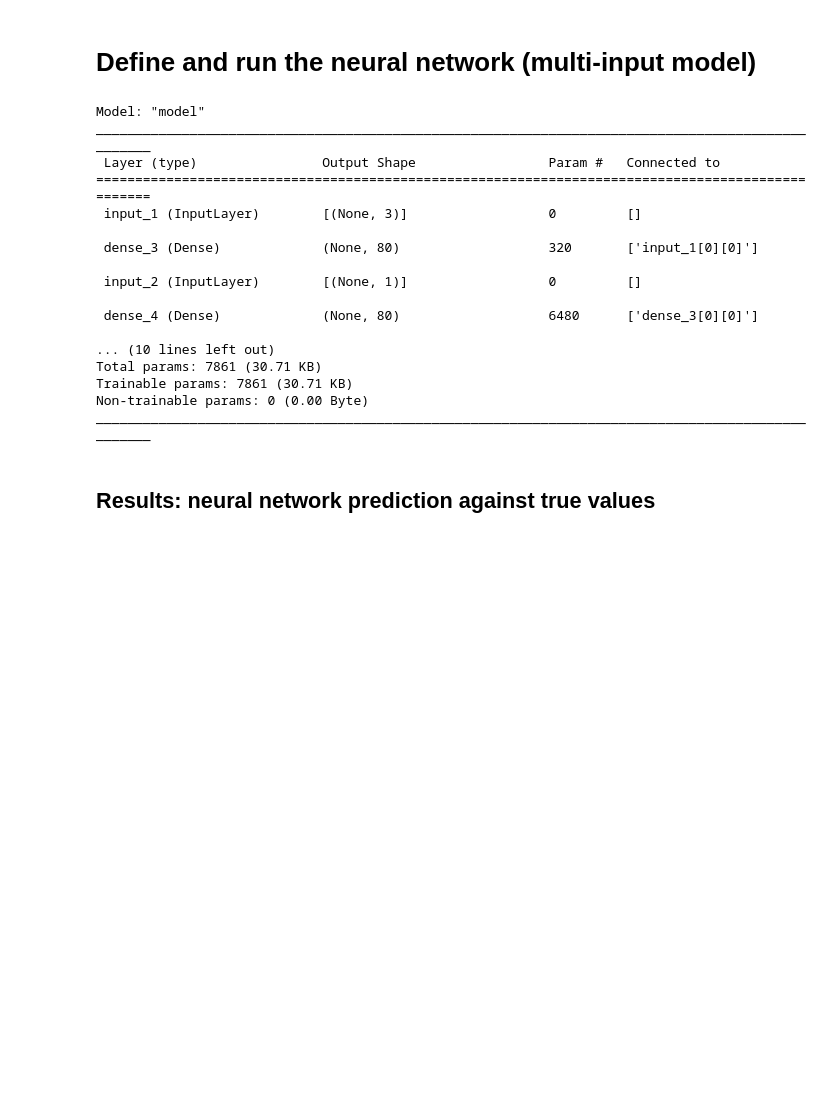
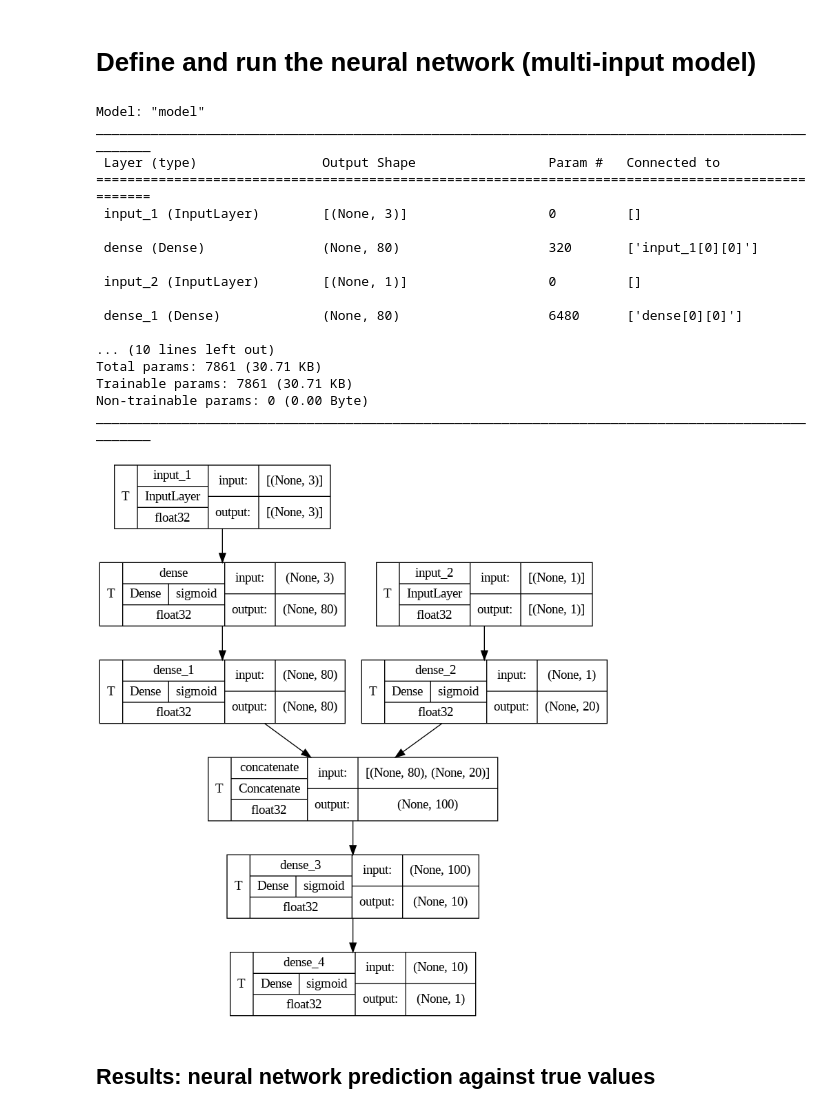
Before and after one commit to IrisFDTD/AI-UNIZAR-course, a Jupyter notebook: eot/ai_unizar_course_scattering.ipynb, the cells around one changed output. Saved outputs shown, nothing was run; the diff lists cells and outputs as text; code cells hidden in the pictures; blank space fills up the shorter version.

```diff
--- a/eot/ai_unizar_course_scattering.ipynb
+++ b/eot/ai_unizar_course_scattering.ipynb
@@ -374,37 +347,61 @@ network_name_multiinput='./model_2.keras'
 # %%
+# Input 1: geometrical parameters
 input_geo=Input((3,))
-input_lambda=Input((1,))
-
 x_geo=Dense(80, activation='sigmoid')(input_geo)
 x_geo=Dense(80, activation='sigmoid')(x_geo)
 
+# Input 2: wavelengtth
+input_lambda=Input((1,))
 x_lambda=Dense(20, activation='sigmoid')(input_lambda)
 
+# Concatenate inputs
 x=tf.keras.layers.concatenate([x_geo,x_lambda])
+
+# Last layer(s) and output
 x=Dense(10, activation='sigmoid')(x)
 output=Dense(1,activation='sigmoid')(x)
 
+# Create the model
 model=tf.keras.Model([input_geo,input_lambda],output)
-
-model.summary()
-# %% [output]
-Model: "model"
-__________________________________________________________________________________________________
- Layer (type)                Output Shape                 Param #   Connected to
-==================================================================================================
- input_1 (InputLayer)        [(None, 3)]                  0         []
-
- dense_3 (Dense)             (None, 80)                   320       ['input_1[0][0]']
-
- input_2 (InputLayer)        [(None, 1)]                  0         []
-
- dense_4 (Dense)             (None, 80)                   6480      ['dense_3[0][0]']
-
-... (10 lines left out)
-Total params: 7861 (30.71 KB)
-Trainable params: 7861 (30.71 KB)
-Non-trainable params: 0 (0.00 Byte)
-__________________________________________________________________________________________________
+# %%
+from IPython.display import display
+
+model.summary()
+
+# Plot a schematics of the model
+img=utils.plot_model(model,
+                     to_file=network_name_multiinput+'.png',
+                     show_shapes=True,
+                     show_dtype=True,
+                     show_layer_names=True,
+                     rankdir='TB', #'TB' = vertical plot; 'LR' = horizontal plot.
+                     expand_nested=True,
+                     dpi=96,
+                     show_layer_activations=True,
+                     show_trainable=True
+                    )
+
+# Display the image created
+display(img)
+# %% [output]
+Model: "model"
+__________________________________________________________________________________________________
+ Layer (type)                Output Shape                 Param #   Connected to
+==================================================================================================
+ input_1 (InputLayer)        [(None, 3)]                  0         []
+
+ dense (Dense)               (None, 80)                   320       ['input_1[0][0]']
+
+ input_2 (InputLayer)        [(None, 1)]                  0         []
+
+ dense_1 (Dense)             (None, 80)                   6480      ['dense[0][0]']
+
+... (10 lines left out)
+Total params: 7861 (30.71 KB)
+Trainable params: 7861 (30.71 KB)
+Non-trainable params: 0 (0.00 Byte)
+__________________________________________________________________________________________________
+[figure, added]
 # %%
 optimizer = Adam()
 model.compile(optimizer=optimizer,loss='mse',metrics=['mse'])
```
Also changed, not shown: parts of 6 cells of this notebook, 1 other file.
